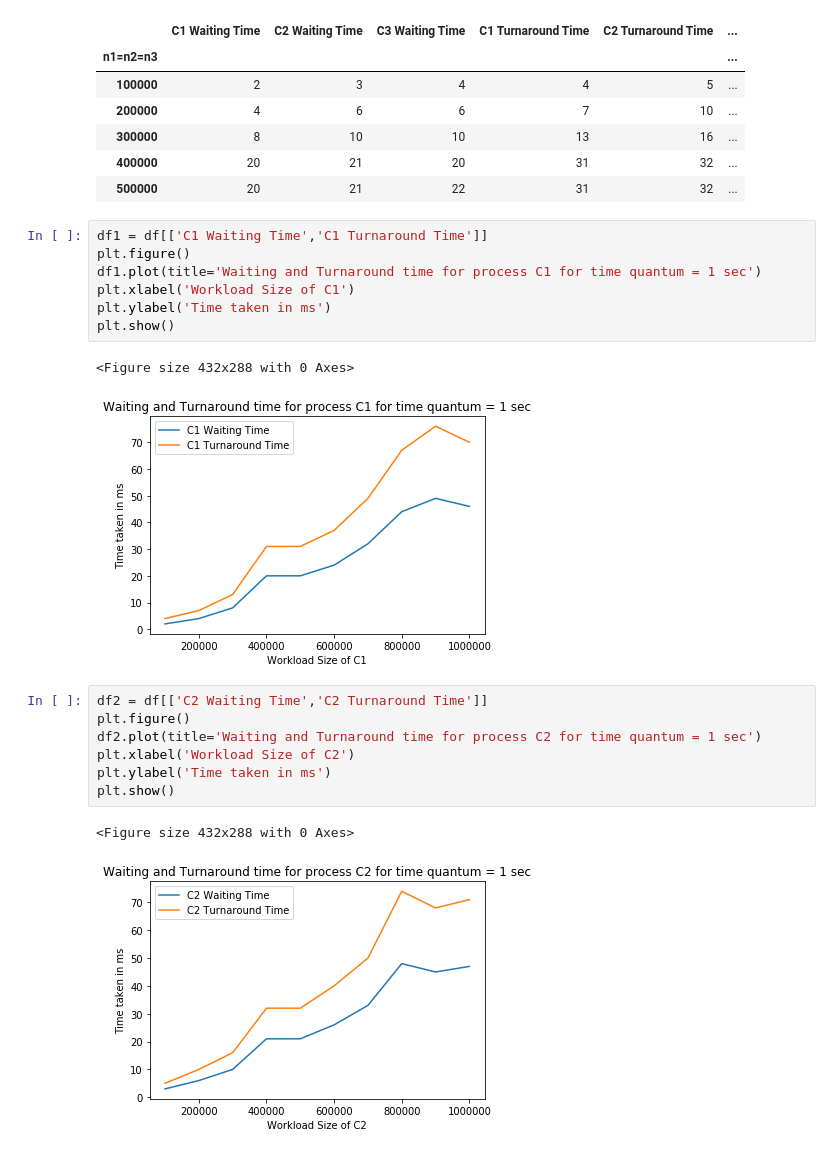
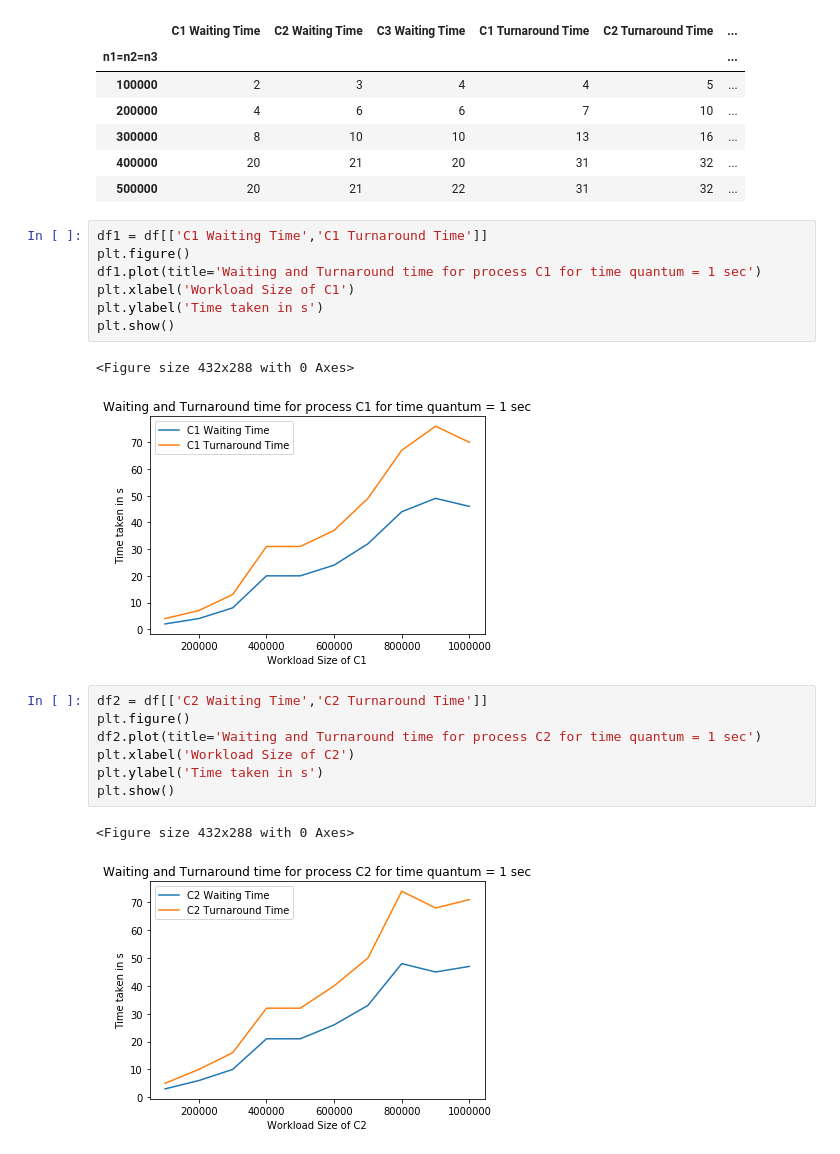
Before and after one commit to Amogh-Bharadwaj/OS_Assignment, a Jupyter notebook: RR-q=1.ipynb, the cells around one changed output. Saved outputs shown, nothing was run; the diff lists cells and outputs as text.

```diff
--- a/RR-q=1.ipynb
+++ b/RR-q=1.ipynb
@@ -19,23 +19,23 @@ df.head()
 # %%
 df1 = df[['C1 Waiting Time','C1 Turnaround Time']]
 plt.figure()
 df1.plot(title='Waiting and Turnaround time for process C1 for time quantum = 1 sec')
 plt.xlabel('Workload Size of C1')
-plt.ylabel('Time taken in ms')
+plt.ylabel('Time taken in s')
 plt.show()
 # %% [output]
 <Figure size 432x288 with 0 Axes>
-[figure, old version]
+[figure, new version]
 # %%
 df2 = df[['C2 Waiting Time','C2 Turnaround Time']]
 plt.figure()
 df2.plot(title='Waiting and Turnaround time for process C2 for time quantum = 1 sec')
 plt.xlabel('Workload Size of C2')
-plt.ylabel('Time taken in ms')
+plt.ylabel('Time taken in s')
 plt.show()
 # %% [output]
 <Figure size 432x288 with 0 Axes>
-[figure, old version]
+[figure, new version]
 # %%
 df3 = df[['C3 Waiting Time','C3 Turnaround Time']]
 plt.figure()
```
Also changed, not shown: parts of 2 cells of this notebook, 2 other files.
